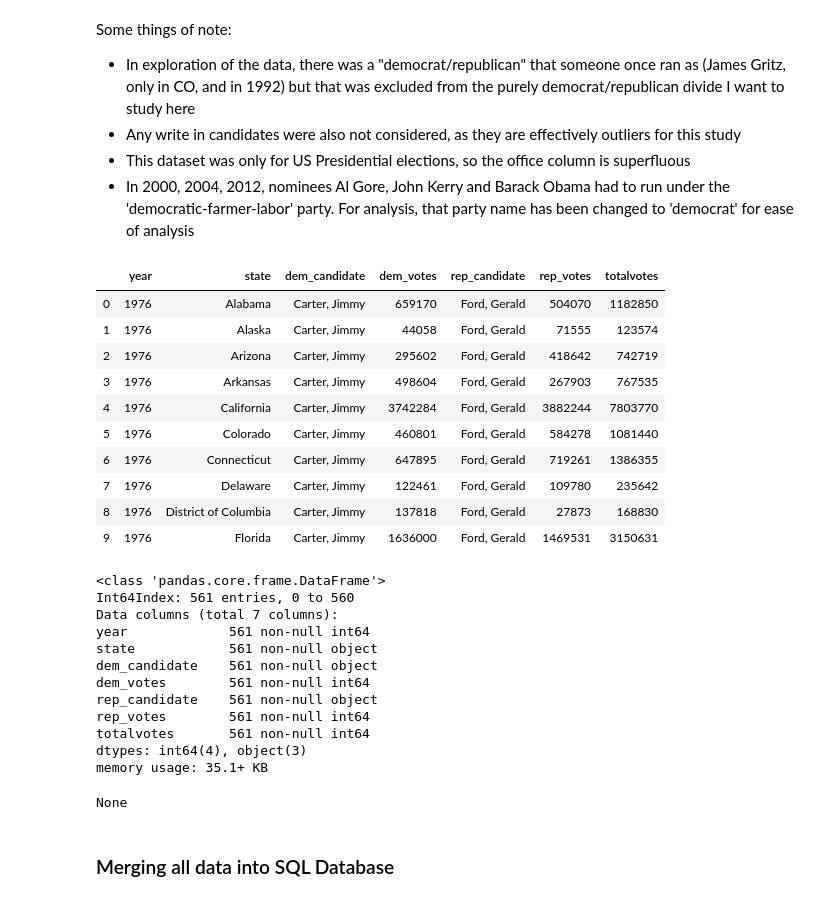
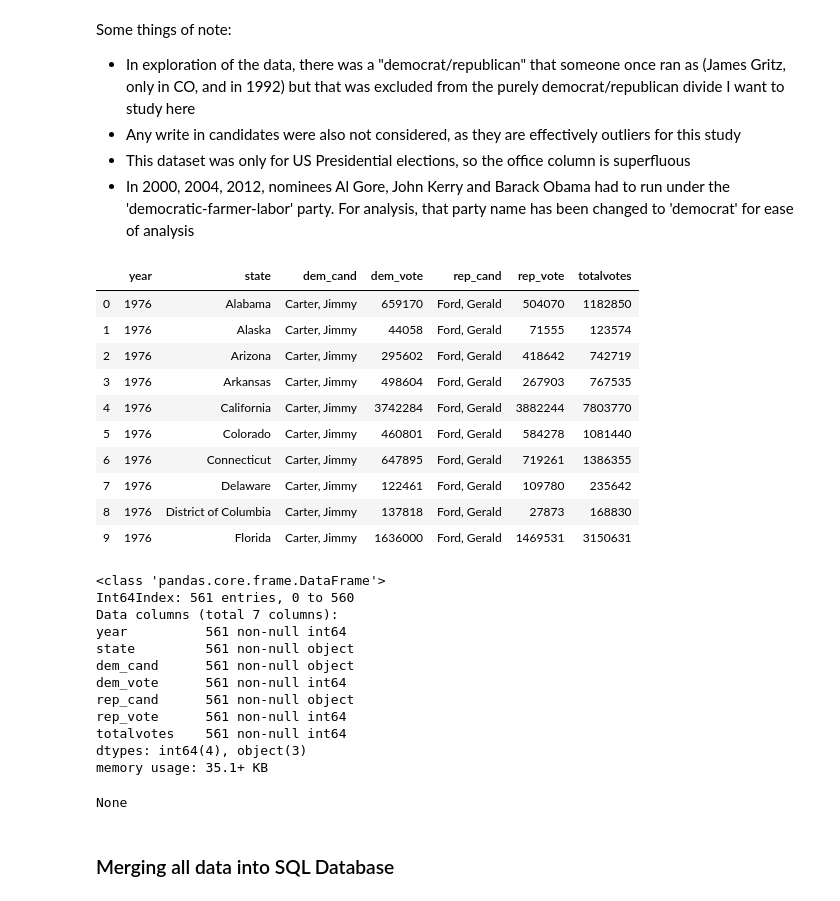
Before and after one commit to zapatos24/The_Electoral_College-Today_and_Tomorrow, a Jupyter notebook: electoral_college_data_map_ETL.ipynb, the cells around one changed output. Drawn from its saved outputs; the diff is of its cells as text; code cells hidden in the pictures.

```diff
--- a/electoral_college_data_map_ETL.ipynb
+++ b/electoral_college_data_map_ETL.ipynb
@@ -339,36 +339,36 @@ vote_history = pd.read_csv('1976-2016-president.csv')
 
 #changing the democratic-farmer-labor party to just democrat for 2000, 2004, and 2012
 vote_history.replace(to_replace='democratic-farmer-labor', value='democrat', inplace=True)
 
 #drop anything that's a write in, or not in the main two parties, and reset the index
 vote_history = vote_history[(vote_history['party'].isin(['democrat', 'republican'])) &
                             (vote_history['writein'] == False)]
 # vote_history.reset_index(drop=True, inplace=True)
 
 #get rid of unnecessary columns
 drop_vote_history_cols = ['state_po', 'state_fips', 'state_cen', 'writein', 'state_ic', 'office', 'version', 'notes']
 vote_history.drop(drop_vote_history_cols, axis=1, inplace=True)
 
 #combine two rows for each state into one row with all info for that year/state
 vote_history = vote_history.sort_values(['year', 'state', 'party'])
 dems = vote_history[vote_history.party == 'democrat'].drop('party', axis=1)
 reps = vote_history[vote_history.party == 'republican'].drop('party', axis=1)
 vote_history = dems.merge(reps, on=['year', 'state', 'totalvotes'])
-vote_history.rename({'candidate_x': 'dem_candidate', 'candidatevotes_x': 'dem_votes',
-                     'candidate_y': 'rep_candidate', 'candidatevotes_y': 'rep_votes'}, axis = 1, inplace=True)
+vote_history.rename({'candidate_x': 'dem_cand', 'candidatevotes_x': 'dem_vote',
+                     'candidate_y': 'rep_cand', 'candidatevotes_y': 'rep_vote'}, axis = 1, inplace=True)
 
 #move the column totalvotes to the end of the dataframe
 new_col_order = list(vote_history.columns)
 new_col_order.remove('totalvotes')
 new_col_order.append('totalvotes')
 
 vote_history = vote_history[new_col_order]
 
 
 display(vote_history.head(10))
 display(vote_history.info())
 # %% [output]
-|  | year | state | dem_candidate | dem_votes | rep_candidate | rep_votes | totalvotes |
+|  | year | state | dem_cand | dem_vote | rep_cand | rep_vote | totalvotes |
 | 0 | 1976 | Alabama | Carter, Jimmy | 659170 | Ford, Gerald | 504070 | 1182850 |
 | 1 | 1976 | Alaska | Carter, Jimmy | 44058 | Ford, Gerald | 71555 | 123574 |
 | 2 | 1976 | Arizona | Carter, Jimmy | 295602 | Ford, Gerald | 418642 | 742719 |
@@ -382,13 +382,13 @@ display(vote_history.info())
 <class 'pandas.core.frame.DataFrame'>
 Int64Index: 561 entries, 0 to 560
 Data columns (total 7 columns):
-year             561 non-null int64
-state            561 non-null object
-dem_candidate    561 non-null object
-dem_votes        561 non-null int64
-rep_candidate    561 non-null object
-rep_votes        561 non-null int64
-totalvotes       561 non-null int64
+year          561 non-null int64
+state         561 non-null object
+dem_cand      561 non-null object
+dem_vote      561 non-null int64
+rep_cand      561 non-null object
+rep_vote      561 non-null int64
+totalvotes    561 non-null int64
 dtypes: int64(4), object(3)
 memory usage: 35.1+ KB
 None
```
Also changed, not shown: parts of 9 cells of this notebook, 8 other files.
